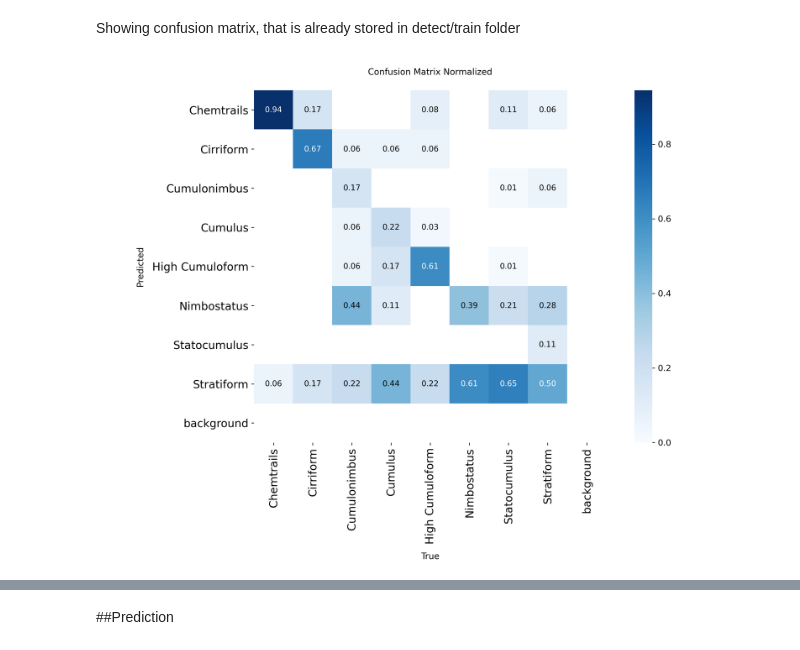
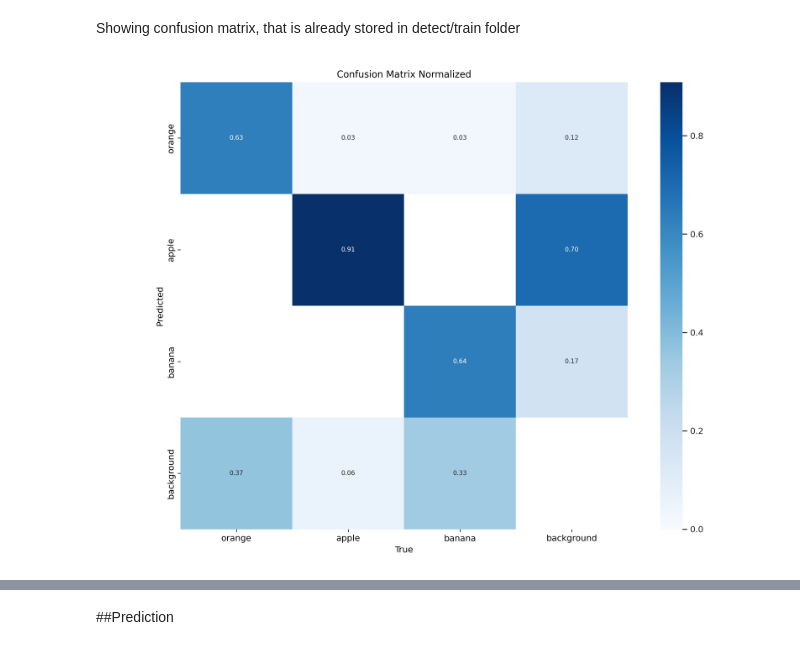
Before and after one commit to stnewaz/Computer-Vision-Project, a Jupyter notebook: ComputerVisionProject.ipynb, the cells around one changed output, grey strips where cells are left out. Cells and saved outputs as stored; diff of their text form; code cells hidden in the pictures.

```diff
--- a/ComputerVisionProject.ipynb
+++ b/ComputerVisionProject.ipynb
@@ -692,7 +117,7 @@ Showing confusion matrix, that is already stored in detect/train folder
 # %%
 %matplotlib inline
 from PIL import Image
 
-Image.open("C:/Users/Selena/runs/classify\/train/confusion_matrix_normalized.png")
+Image.open('/content/runs/detect/train/confusion_matrix_normalized.png')
 # %% [output]
-[figure, old version]
+[figure, new version]
```
Also changed, not shown: parts of 67 cells of this notebook.
